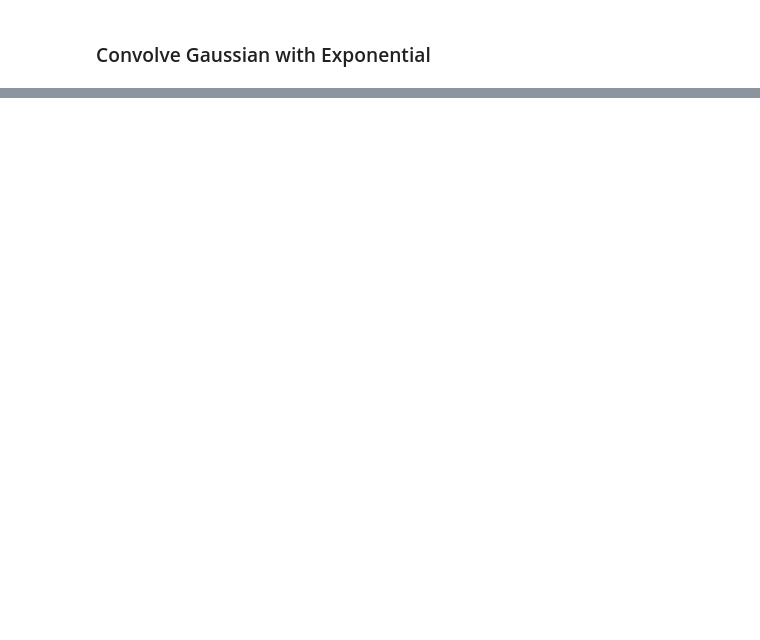
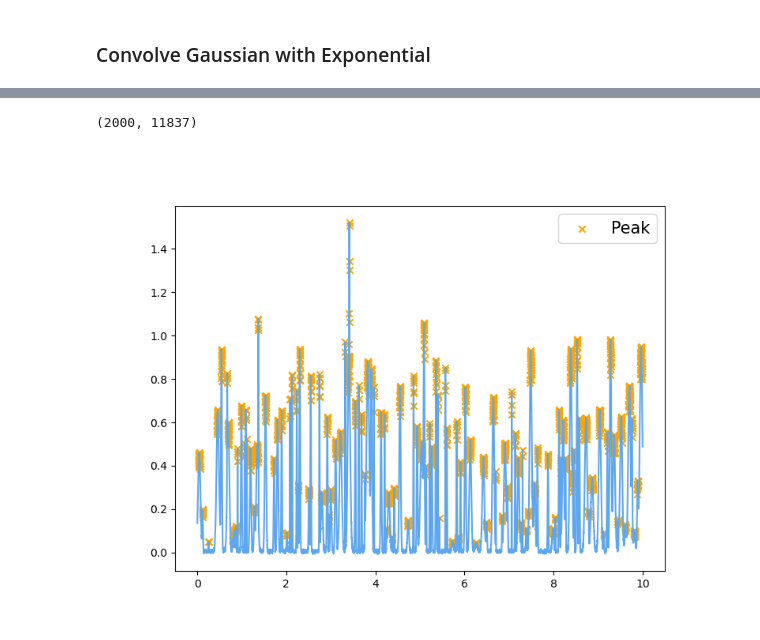
Before and after one commit to soniahasko/internship_2025, a Jupyter notebook: Analytical_Functions/asymmetric_conv.ipynb, the cells around one changed output, grey strips where cells are left out. Cells and saved outputs as stored; diff of their text form; code cells hidden in the pictures; blank space fills up the shorter version.

```diff
--- a/Analytical_Functions/asymmetric_conv.ipynb
+++ b/Analytical_Functions/asymmetric_conv.ipynb
@@ -148,0 +134,42 @@ TypeError: unsupported operand type(s) for *: 'float' and 'function'
+# %%
+ds = xr.Dataset(
+    {
+        "Intensities": (["pattern", "x"], noisy_signal),
+        "BinaryArr": (["pattern", "x"], binary_peaks)
+    },
+    coords = {
+        "pattern": np.arange(num_repetitions),
+        "x": np.linspace(1, 10, x.shape[0])
+    },
+    attrs={
+        "description": "Simulated asymmetric split gaussian signals with labeled peaks, padded with 1s along mean +- FWHM/4",
+        "min_d_rule": "Minimum distance between peaks = 2 * fwhm",
+        "note": f"Each pattern contains a {peak_density} number of peaks peaks. Used_means enforces peak spacing.",
+        "params":
+        "A_values = np.random.uniform(0.01, 1.0), mu_values = np.random.uniform(0,10), min_w = 0.001, max_w = 0.03, width = np.random.uniform(min_w, max_w), sigma_l_values = np.random.uniform(width*0.9, width*1.1), sigma_r_values = np.random.uniform(width*0.9, width*1.1)",
+        "noise": f"True, {noisy_level}%"
+    }
+)
+# %%
+gaussians = ds["Intensities"].values
+binary = ds["BinaryArr"].values
+
+# Check that there is noise
+plt.figure(figsize=(8,6))
+
+i=np.random.randint(0,2000)
+print(binary_peaks.shape)
+
+all_ones = np.where(binary_peaks[i] > 0)[0]
+all_ones.shape
+
+plt.plot(x, gaussians[i], color='#5EA7EF')
+# plt.scatter(x[all_peaks[i]], gaussians[i][all_peaks[i]])
+
+plt.scatter(x[all_ones], gaussians[i][all_ones], marker='x', color='orange', label='Peak')
+
+plt.legend(fontsize=15)
+plt.show()
+# %% [output]
+(2000, 11837)
+[figure, added]
```
Also changed, not shown: parts of 9 cells of this notebook, 25 other files.
